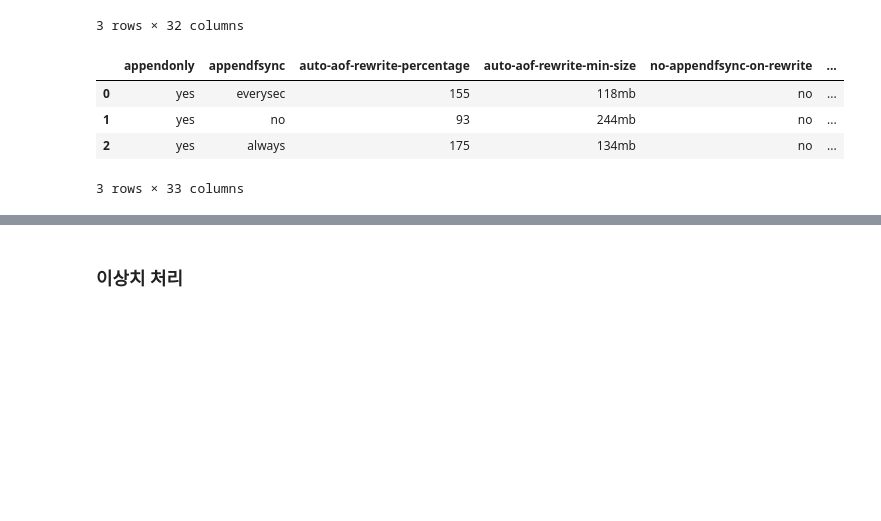
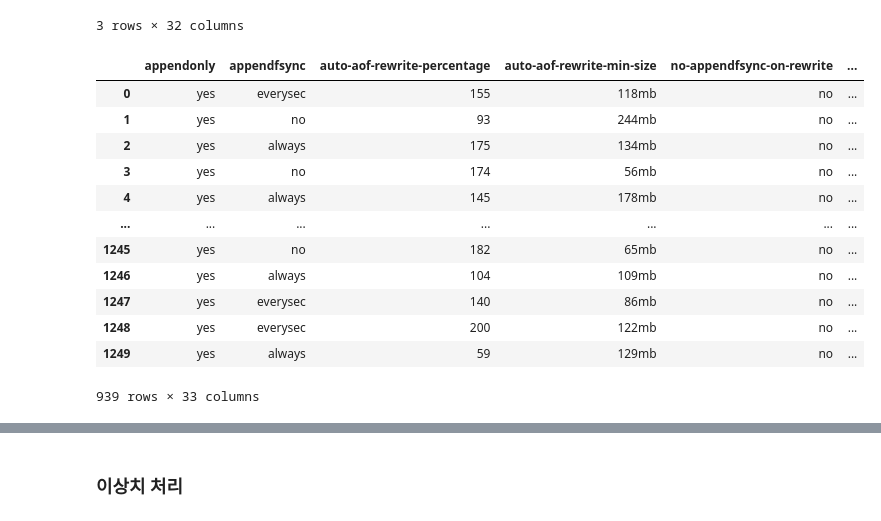
Before and after one commit to addb-swstarlab/Redis-Parameter-Grouping-BO, a Jupyter notebook: aof_1_1/model_v0.71_r10000_aof_lightgbm.ipynb, the cells around one changed output, grey strips where cells are left out. Cells and saved outputs as stored; diff of their text form; code cells hidden in the pictures; blank space fills up the shorter version.

```diff
--- a/aof_1_1/model_v0.71_r10000_aof_lightgbm.ipynb
+++ b/aof_1_1/model_v0.71_r10000_aof_lightgbm.ipynb
@@ -54,6 +54,13 @@ knobs_bound = list(knobs_rdb.values())
 ## 데이터 전처리
 * 이상치 파악
 * test, train 데이터 잘 나뉘어졌는지 확인
+# %%
+# internal role == master 인 부분 인덱스 계산
+file_dir = '../data/'
+file_name = 'internal_metrics_r10000_aof.csv'
+
+internal_csv = pd.read_csv(file_dir+file_name)
+idx_role_null = internal_csv['role'] == 'master'
 # %%
 # config(knob) data
 config_df = pd.read_csv("../data/result_config_r10000_aof.csv", sep=',')
@@ -87,14 +94,25 @@ dataset['throughput'] = external_df['Gets_KB/sec']
 dataset_nan = dataset.copy()
 dataset['activedefrag'].fillna(value='no', inplace=True)  # activedefrag no 채우기
 dataset = dataset.fillna(value = 0)  # 전부 0으로 채움
+# %%
+# role == master 제외
+dataset = dataset[idx_role_null]
 # %%
-dataset.head(3)
+dataset
 # %% [output]
 |  | appendonly | appendfsync | auto-aof-rewrite-percentage | auto-aof-rewrite-min-size | no-appendfsync-on-rewrite | ... |
 | 0 | yes | everysec | 155 | 118mb | no | ... |
 | 1 | yes | no | 93 | 244mb | no | ... |
 | 2 | yes | always | 175 | 134mb | no | ... |
+| 3 | yes | no | 174 | 56mb | no | ... |
+| 4 | yes | always | 145 | 178mb | no | ... |
+| ... | ... | ... | ... | ... | ... | ... |
+| 1245 | yes | no | 182 | 65mb | no | ... |
+| 1246 | yes | always | 104 | 109mb | no | ... |
+| 1247 | yes | everysec | 140 | 86mb | no | ... |
+| 1248 | yes | everysec | 200 | 122mb | no | ... |
+| 1249 | yes | always | 59 | 129mb | no | ... |
-3 rows × 33 columns
+939 rows × 33 columns
 # %%
 # maxmemory knob 단위(mb) 처리
 dataset['maxmemory']  = dataset['maxmemory'].str.strip('mb')
```
Also changed, not shown: parts of 8 cells of this notebook, 2 other files.
